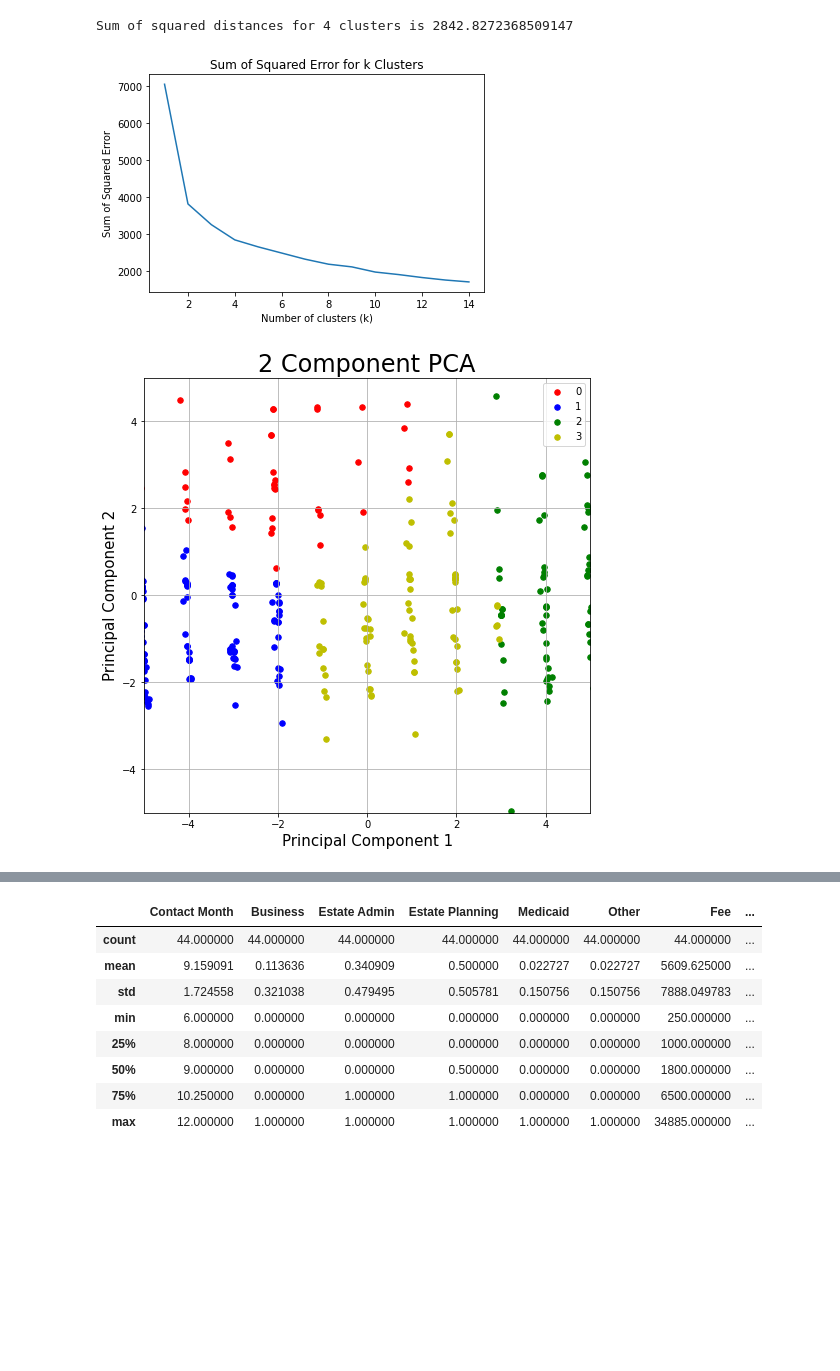
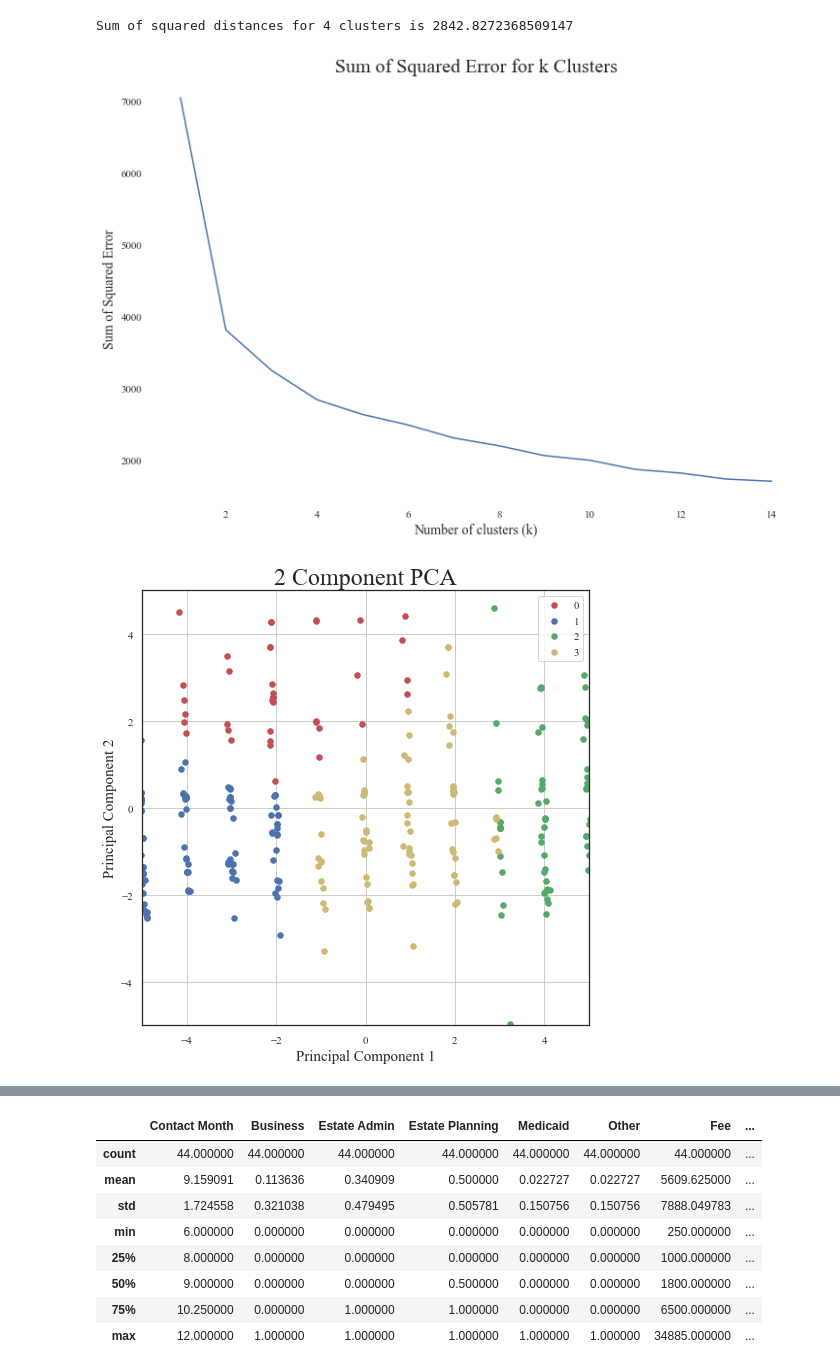
Before and after one commit to juliebazalewski/capstone, a Jupyter notebook: bazalewski_capstone_unsupervised.ipynb, the cells around one changed output, grey strips where cells are left out. Cells and saved outputs as stored; diff of their text form; code cells hidden in the pictures; blank space fills up the shorter version.

```diff
--- a/bazalewski_capstone_unsupervised.ipynb
+++ b/bazalewski_capstone_unsupervised.ipynb
@@ -173,14 +192,22 @@ for k in range(1,15):
     k_means_model = KMeans(n_clusters=k)
     k_means_model.fit(scaled_DF)
     cluster_score.append(k_means_model.inertia_)
-# %%
-plt.plot(range(1,15), cluster_score, '-')
-plt.xlabel('Number of clusters (k)')
-plt.ylabel('Sum of Squared Error')
-plt.title('Sum of Squared Error for k Clusters')
-plt.show()
-# %% [output]
-[figure, removed]
+# %%
+sns.set_theme(style="white")
+sns.set_style({'axes.facecolor':'white', 'font.family':'Times New Roman'})
+fig = plt.figure(figsize = (12,8))
+ax = fig.add_subplot(1,1,1)
+plt.xlabel('Number of clusters (k)', fontsize=14)
+plt.ylabel('Sum of Squared Error', fontsize=14)
+plt.title('Sum of Squared Error for k Clusters', fontsize=20)
+ax.spines['top'].set_visible(False)
+ax.spines['right'].set_visible(False)
+ax.spines['bottom'].set_visible(False)
+ax.spines['left'].set_visible(False)
+plt.plot(range(1,15), cluster_score, '-')
+plt.show()
+# %% [output]
+[figure, added]
 # %%
 k_means_model = KMeans(n_clusters=4, random_state=1)
 k_means_model.fit(scaled_DF)
@@ -209,4 +236,4 @@ ax.legend([0,1,2,3])
 ax.grid()
 plt.show()
 # %% [output]
-[figure, old version]
+[figure, new version]
```
Also changed, not shown: parts of 5 cells of this notebook.
